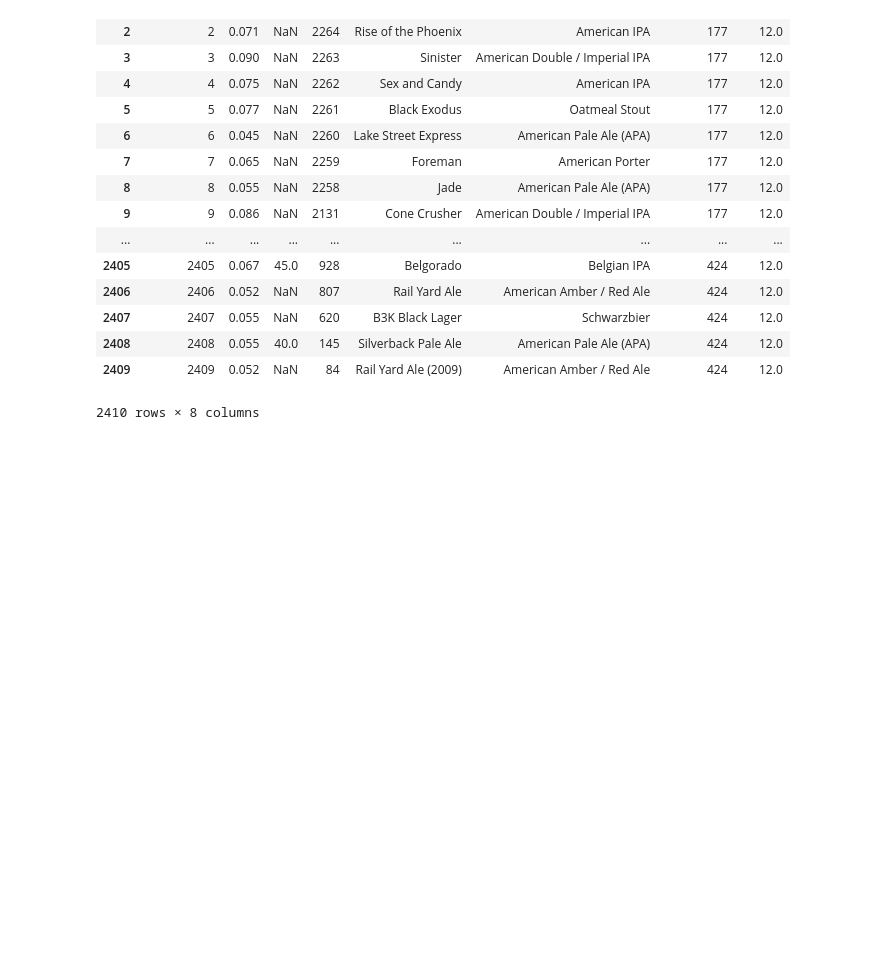
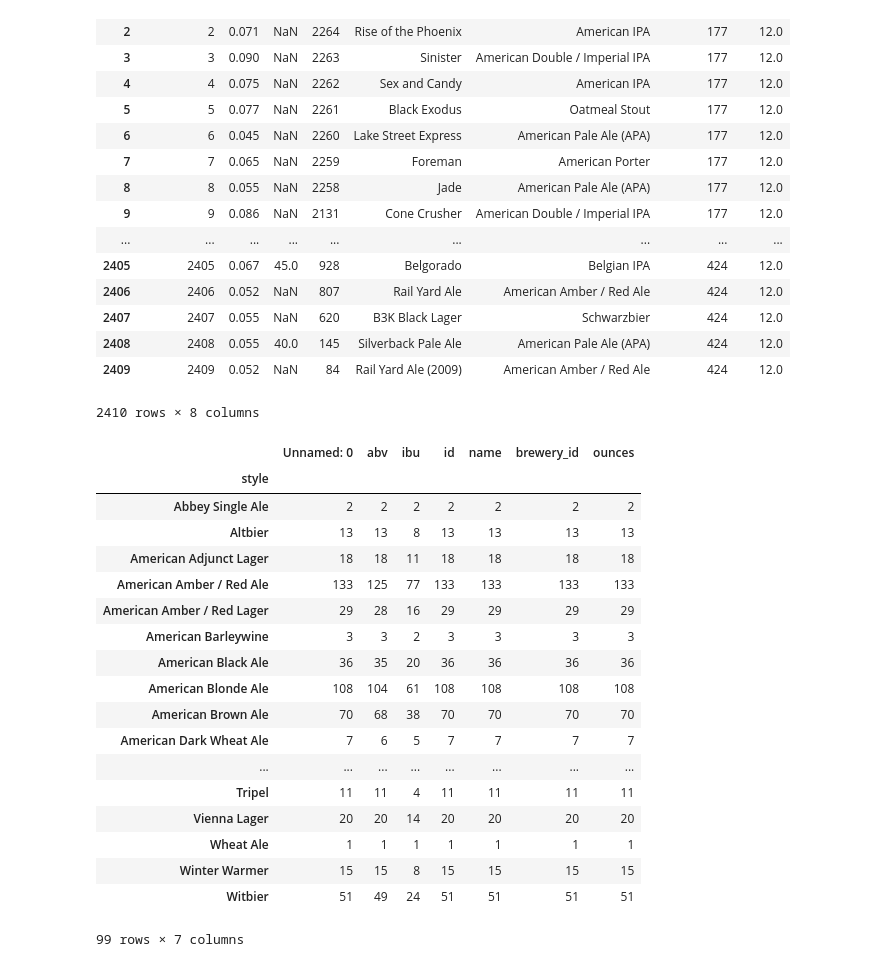
Before and after one commit to letisalbal/Project-3-Beer, a Jupyter notebook: BreweriesUSA.ipynb, the cells around one changed output. Drawn from its saved outputs; the diff is of its cells as text; code cells hidden in the pictures; blank space fills up the shorter version.

```diff
--- a/BreweriesUSA.ipynb
+++ b/BreweriesUSA.ipynb
@@ -32,5 +54,5 @@ brewery_df
 # %%
-file2 = "craft-cans/beers.csv"
+file2 = "data/craft-cans/beers.csv"
 beers_df = pd.read_csv(file2)
 beers_df
 # %% [output]
@@ -52,3 +74,26 @@ beers_df
 | 2408 | 2408 | 0.055 | 40.0 | 145 | Silverback Pale Ale | American Pale Ale (APA) | 424 | 12.0 |
 | 2409 | 2409 | 0.052 | NaN | 84 | Rail Yard Ale (2009) | American Amber / Red Ale | 424 | 12.0 |
 2410 rows × 8 columns
+# %%
+beer_group = beers_df.groupby('style').count()
+beer_group
+# %% [output]
+|  | Unnamed: 0 | abv | ibu | id | name | brewery_id | ounces |
+| style |  |  |  |  |  |  |  |
+| Abbey Single Ale | 2 | 2 | 2 | 2 | 2 | 2 | 2 |
+| Altbier | 13 | 13 | 8 | 13 | 13 | 13 | 13 |
+| American Adjunct Lager | 18 | 18 | 11 | 18 | 18 | 18 | 18 |
+| American Amber / Red Ale | 133 | 125 | 77 | 133 | 133 | 133 | 133 |
+| American Amber / Red Lager | 29 | 28 | 16 | 29 | 29 | 29 | 29 |
+| American Barleywine | 3 | 3 | 2 | 3 | 3 | 3 | 3 |
+| American Black Ale | 36 | 35 | 20 | 36 | 36 | 36 | 36 |
+| American Blonde Ale | 108 | 104 | 61 | 108 | 108 | 108 | 108 |
+| American Brown Ale | 70 | 68 | 38 | 70 | 70 | 70 | 70 |
+| American Dark Wheat Ale | 7 | 6 | 5 | 7 | 7 | 7 | 7 |
+| ... | ... | ... | ... | ... | ... | ... | ... |
+| Tripel | 11 | 11 | 4 | 11 | 11 | 11 | 11 |
+| Vienna Lager | 20 | 20 | 14 | 20 | 20 | 20 | 20 |
+| Wheat Ale | 1 | 1 | 1 | 1 | 1 | 1 | 1 |
+| Winter Warmer | 15 | 15 | 8 | 15 | 15 | 15 | 15 |
+| Witbier | 51 | 49 | 24 | 51 | 51 | 51 | 51 |
+99 rows × 7 columns
```
Also changed, not shown: parts of 2 cells of this notebook, 6 other files.
